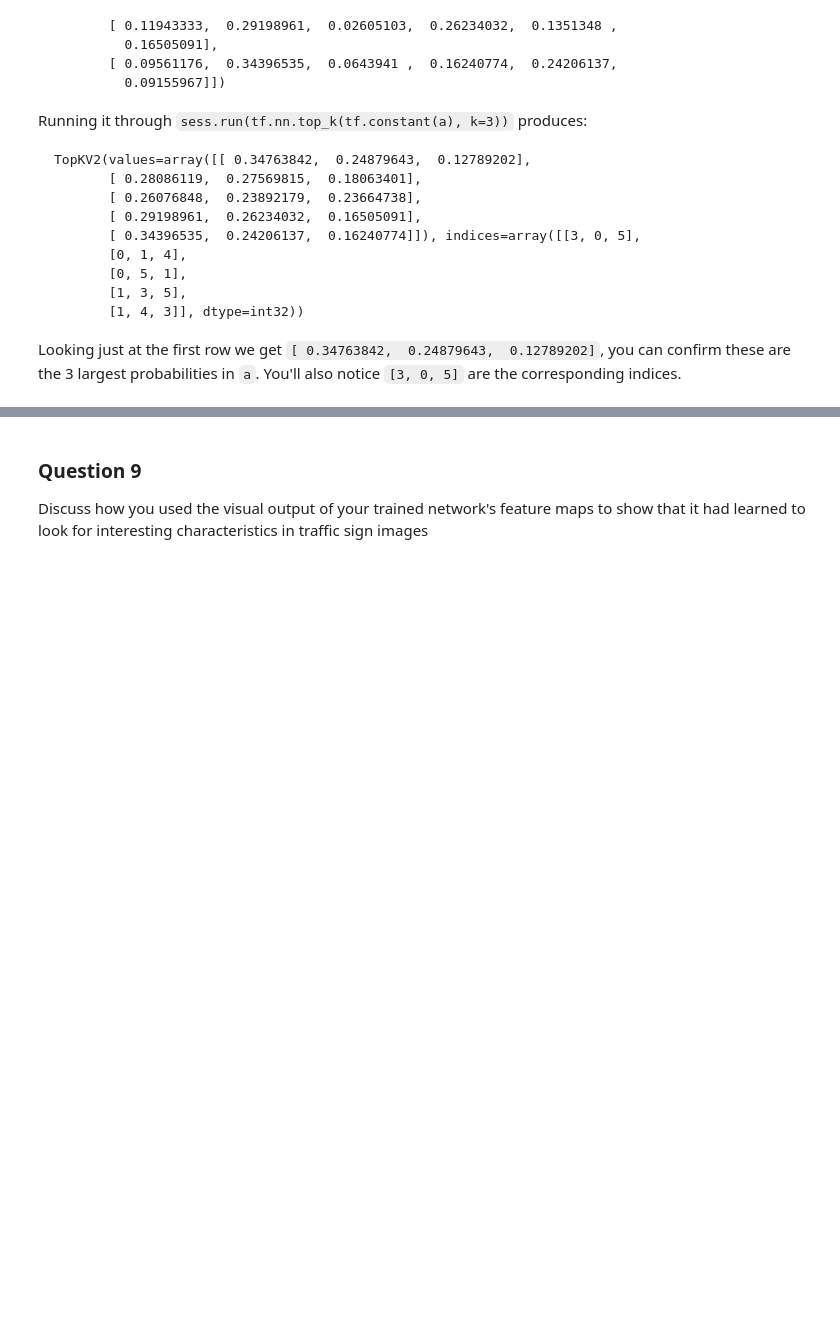
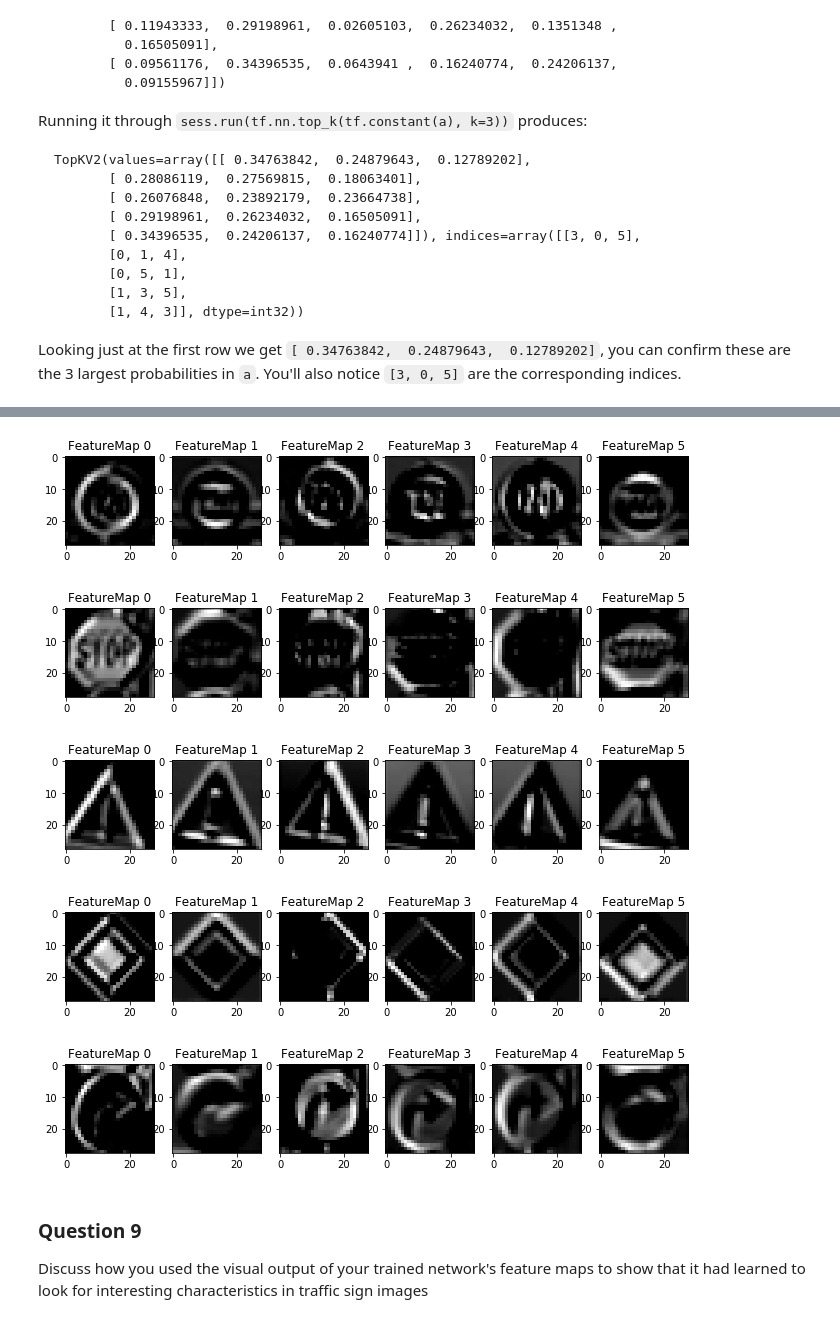
Before and after one commit to illb/CarND-Traffic-Sign-Classifier-Project, a Jupyter notebook: Traffic_Sign_Classifier.ipynb, the cells around one changed output, grey strips where cells are left out. Cells and saved outputs as stored; diff of their text form; code cells hidden in the pictures; blank space fills up the shorter version.

```diff
--- a/Traffic_Sign_Classifier.ipynb
+++ b/Traffic_Sign_Classifier.ipynb
@@ -549,34 +582,40 @@ For an example of what feature map outputs look like, check out NVIDIA's results
 # activation_min/max: can be used to view the activation contrast in more detail, by default matplot sets min and max to the actual min and max values of the output
 # plt_num: used to plot out multiple different weight feature map sets on the same block, just extend the plt number for each new feature map entry
 
 def outputFeatureMap(image_input, tf_activation, activation_min=-1, activation_max=-1 ,plt_num=1):
     # Here make sure to preprocess your image_input in a way your network expects
     # with size, normalization, ect if needed
     # image_input =
     # Note: x should be the same name as your network's tensorflow data placeholder variable
     # If you get an error tf_activation is not defined it maybe having trouble accessing the variable from inside a function
     activation = tf_activation.eval(session=sess,feed_dict={x : image_input})
     featuremaps = activation.shape[3]
     plt.figure(plt_num, figsize=(15,15))
     for featuremap in range(featuremaps):
         plt.subplot(6,8, featuremap+1) # sets the number of feature maps to show on each row and column
         plt.title('FeatureMap ' + str(featuremap)) # displays the feature map number
         if activation_min != -1 & activation_max != -1:
             plt.imshow(activation[0,:,:, featuremap], interpolation="nearest", vmin =activation_min, vmax=activation_max, cmap="gray")
         elif activation_max != -1:
             plt.imshow(activation[0,:,:, featuremap], interpolation="nearest", vmax=activation_max, cmap="gray")
         elif activation_min !=-1:
             plt.imshow(activation[0,:,:, featuremap], interpolation="nearest", vmin=activation_min, cmap="gray")
         else:
             plt.imshow(activation[0,:,:, featuremap], interpolation="nearest", cmap="gray")
 
 
 with tf.Session() as sess:
     saver.restore(sess, tf.train.latest_checkpoint('.'))
     for i in range(0, 5):
-        image = new_images_preprocessed[i].reshape(1, 32, 32, 3)
+        image = new_images_preprocessed[i].reshape(1, 32, 32, 4)
         outputFeatureMap(image, sess.graph.get_tensor_by_name('Relu:0'), activation_min=-1, activation_max=-1, plt_num=(i+1))
     plt.show()
+# %% [output]
+[figure, added]
+[figure, added]
+[figure, added]
+[figure, added]
+[figure, added]
 # %% [markdown]
 ### Question 9
 
```
Also changed, not shown: parts of 9 cells of this notebook.
